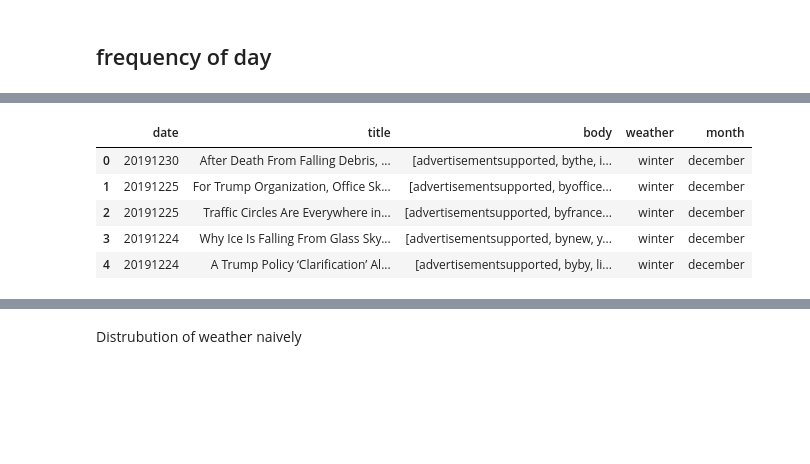
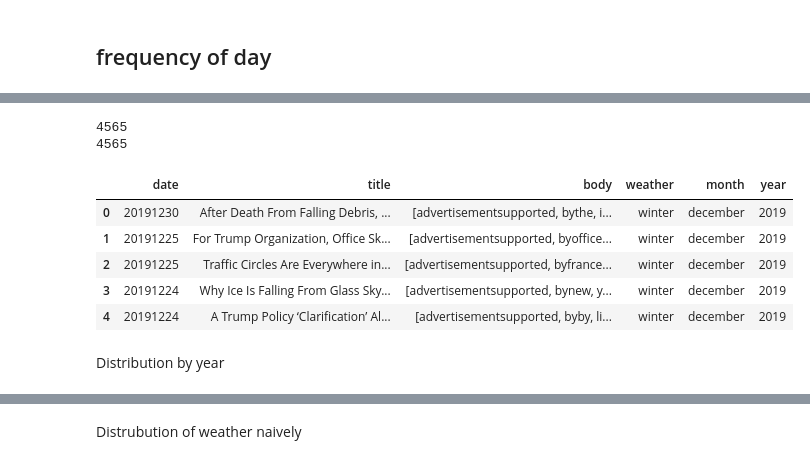
Before and after one commit to philz0918/Construction_analysis, a Jupyter notebook: webcrawling_prediction.ipynb, the cells around one changed output, grey strips where cells are left out. Drawn from its saved outputs; the diff is of its cells as text; code cells hidden in the pictures; blank space fills up the shorter version.

```diff
--- a/webcrawling_prediction.ipynb
+++ b/webcrawling_prediction.ipynb
@@ -267,10 +267,8 @@ for words in l_bodies:
     filter_sentence = [fw for fw in word_tokens if not fw in stop_words]
 
     for n in range(len(filter_sentence)) :
-        if filter_sentence[n] == 'collapsed' :
-            filter_sentence[n]  = 'collapse'
-        elif filter_sentence[n] == 'buildings':
-            filter_sentence[n] = 'building'
+        if filter_sentence[n] == 'collapse' :
+            filter_sentence[n]  = 'collapsed'
 
     ## fall + fell => fall (less frequency of fall just go with fell) , collapsed +collapse => collapse
     #filter_sentence = nltk.pos_tag(filter_sentence)
@@ -426,65 +493,94 @@ plt.savefig('figure/prediction/frequency_day.png')
 def generate_by_weather(df_article) :
     weather =[]
     month = []
+    years = []
+    if "weather" and "month" and "year" in df_article.columns:
+        df_article = df_article.drop(["weather","month","year"], axis = 1)
     for i in range(len(df_article)) :
 
         if df_article.loc[i,'date'] is None :
             weather.append('None')
             month.append('None')
+
+            years.append('None')
         else :
+
+            year =df_article.loc[i,"date"][:4]
+            years.append(year)
+
             if df_article.loc[i,"date"][4:6] == '03':
                 weather.append('spring')
                 month.append('march')
+
             elif df_article.loc[i,"date"][4:6] == '04' :
                 weather.append('spring')
                 month.append('april')
+
             elif df_article.loc[i,"date"][4:6] == '05' :
                 weather.append('spring')
                 month.append('may')
+
             elif df_article.loc[i,"date"][4:6] == "06" :
                 weather.append('summer')
                 month.append('june')
+
             elif df_article.loc[i,"date"][4:6] == "07" :
                 weather.append('summer')
                 month.append('july')
+
             elif df_article.loc[i,"date"][4:6] == "08" :
                 weather.append('summer')
                 month.append('august')
+
             elif df_article.loc[i,"date"][4:6] == "09" :
                 weather.append('fall')
                 month.append('september')
+
             elif df_article.loc[i,"date"][4:6] == "10" :
                 weather.append('fall')
                 month.append('october')
+
             elif df_article.loc[i,"date"][4:6] == "11" :
                 weather.append('fall')
                 month.append('november')
+
             elif df_article.loc[i,"date"][4:6] == "12" :
                 weather.append('winter')
                 month.append('december')
+
             elif df_article.loc[i,"date"][4:6] == "01" :
                 weather.append('winter')
                 month.append('january')
+
             elif df_article.loc[i,"date"][4:6] == "02" :
                 weather.append('winter')
                 month.append('february')
+
             else :
-                weatehr.append('error')
+                weather.append('error')
+
 
     print(len(weather))
-    df_article.drop(["weather","month"])
+    print(len(years))
+
+
     df_article.insert(3, "weather", weather)
     df_article.insert(4, "month", month)
+    df_article.insert(5,"year",years)
 
     return df_article
 # %%
-#df_arrange = generate_by_weather(df_nyt)
+df_arrange = generate_by_weather(df_nyt)
 
 df_arrange.head()
 # %% [output]
+4565
+4565
-|  | date | title | body | weather | month |
-| 0 | 20191230 | After Death From Falling Debris, ... | [advertisementsupported, bythe, i... | winter | december |
-| 1 | 20191225 | For Trump Organization, Office Sk... | [advertisementsupported, byoffice... | winter | december |
-| 2 | 20191225 | Traffic Circles Are Everywhere in... | [advertisementsupported, byfrance... | winter | december |
-| 3 | 20191224 | Why Ice Is Falling From Glass Sky... | [advertisementsupported, bynew, y... | winter | december |
-| 4 | 20191224 | A Trump Policy ‘Clarification’ Al... | [advertisementsupported, byby, li... | winter | december |
+|  | date | title | body | weather | month | year |
+| 0 | 20191230 | After Death From Falling Debris, ... | [advertisementsupported, bythe, i... | winter | december | 2019 |
+| 1 | 20191225 | For Trump Organization, Office Sk... | [advertisementsupported, byoffice... | winter | december | 2019 |
+| 2 | 20191225 | Traffic Circles Are Everywhere in... | [advertisementsupported, byfrance... | winter | december | 2019 |
+| 3 | 20191224 | Why Ice Is Falling From Glass Sky... | [advertisementsupported, bynew, y... | winter | december | 2019 |
+| 4 | 20191224 | A Trump Policy ‘Clarification’ Al... | [advertisementsupported, byby, li... | winter | december | 2019 |
+# %% [markdown]
+Distribution by year
```
Also changed, not shown: parts of 31 cells of this notebook, 35 other files.
